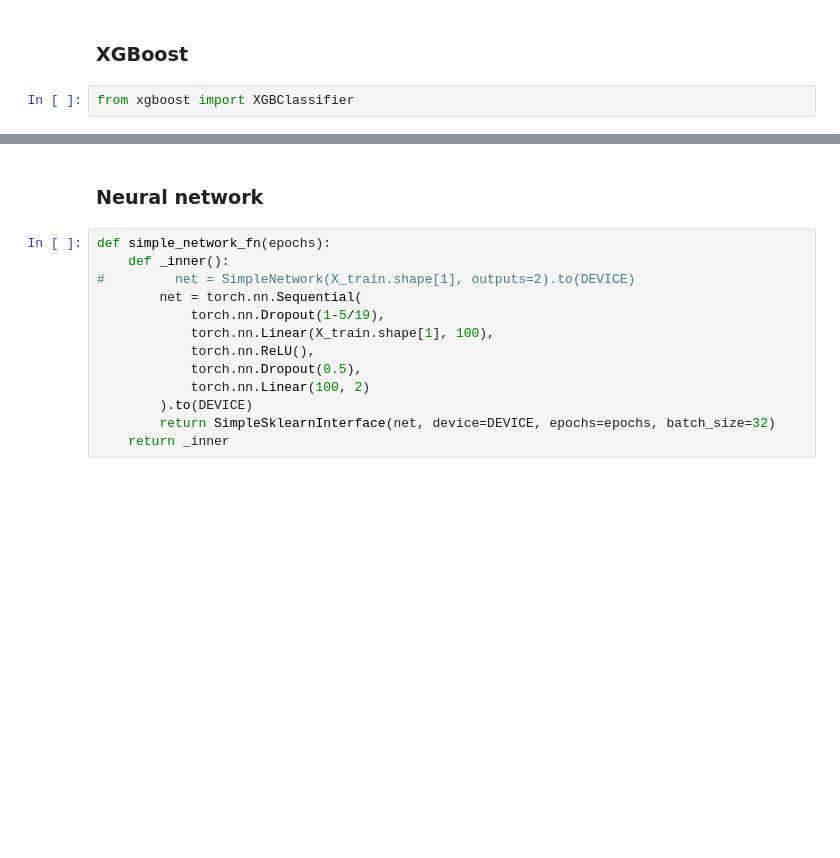
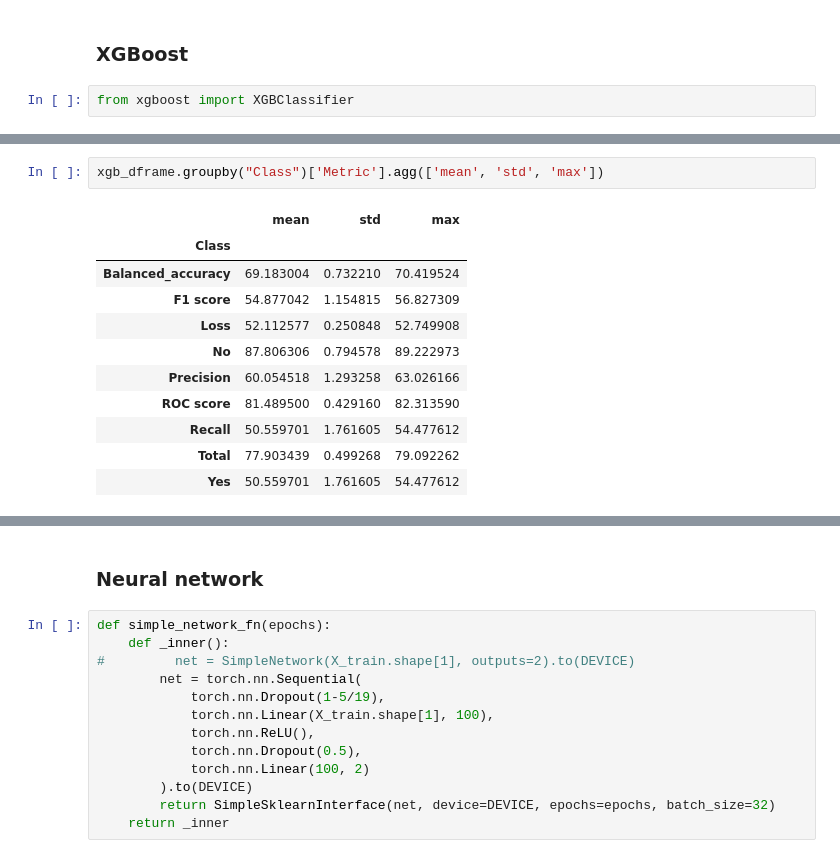
Before and after one commit to wwydmanski/hypernet-cnn, a Jupyter notebook: Benchmarks/Blastchar benchmark.ipynb, the cells around one changed output, grey strips where cells are left out. Drawn from its saved outputs; the diff is of its cells as text; blank space fills up the shorter version.

```diff
--- a/Benchmarks/Blastchar benchmark.ipynb
+++ b/Benchmarks/Blastchar benchmark.ipynb
@@ -179,0 +191,14 @@ xgb_dframe = test_model(get_xgboost,
+# %%
+xgb_dframe.groupby("Class")['Metric'].agg(['mean', 'std', 'max'])
+# %% [output]
+|  | mean | std | max |
+| Class |  |  |  |
+| Balanced_accuracy | 69.183004 | 0.732210 | 70.419524 |
+| F1 score | 54.877042 | 1.154815 | 56.827309 |
+| Loss | 52.112577 | 0.250848 | 52.749908 |
+| No | 87.806306 | 0.794578 | 89.222973 |
+| Precision | 60.054518 | 1.293258 | 63.026166 |
+| ROC score | 81.489500 | 0.429160 | 82.313590 |
+| Recall | 50.559701 | 1.761605 | 54.477612 |
+| Total | 77.903439 | 0.499268 | 79.092262 |
+| Yes | 50.559701 | 1.761605 | 54.477612 |
```
Also changed, not shown: parts of 8 cells of this notebook, 7 other files.
